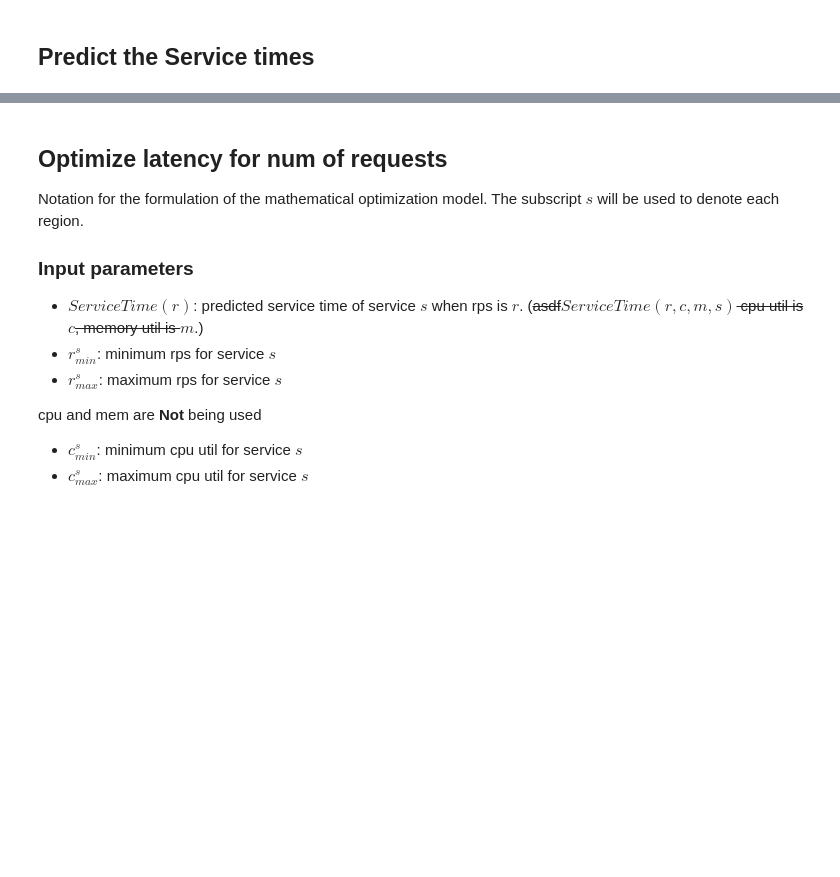
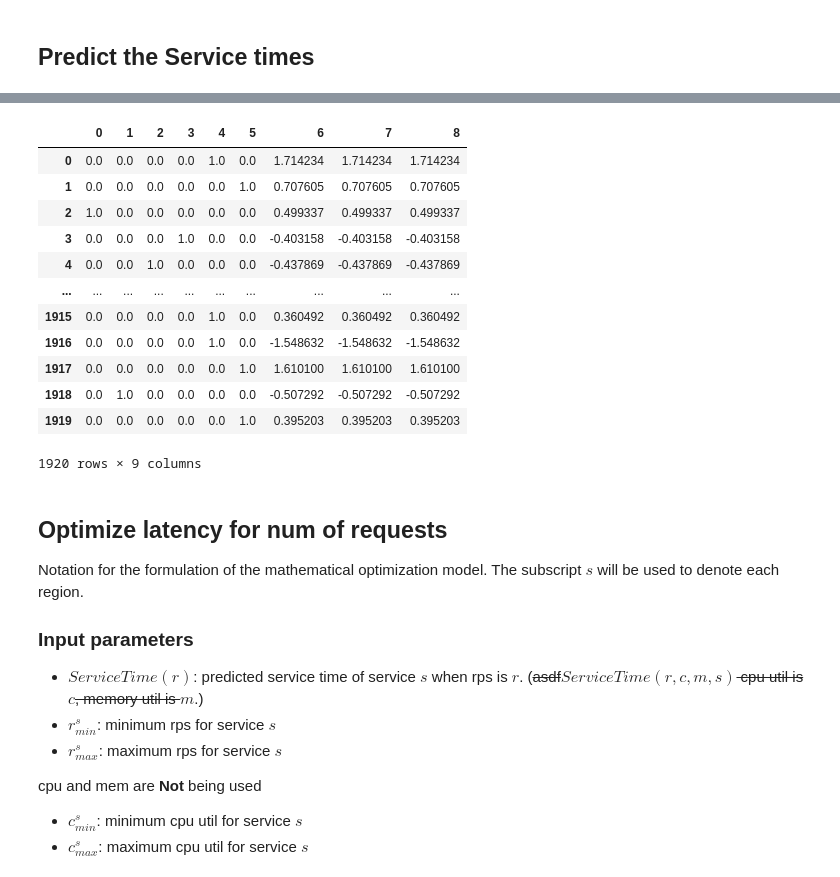
Before and after one commit to netarch/slate-sim, a Jupyter notebook: ml_optimizer.ipynb, the cells around one changed output, grey strips where cells are left out. Saved outputs shown, nothing was run; the diff lists cells and outputs as text; code cells hidden in the pictures; blank space fills up the shorter version.

```diff
--- a/ml_optimizer.ipynb
+++ b/ml_optimizer.ipynb
@@ -186,3 +242,20 @@ The R^2 value in the test set is 0.95803
+# %%
+temp = feat_transform.fit_transform(X_train)
+display(pd.DataFrame(temp))
+# %% [output]
+|  | 0 | 1 | 2 | 3 | 4 | 5 | 6 | 7 | 8 |
+| 0 | 0.0 | 0.0 | 0.0 | 0.0 | 1.0 | 0.0 | 1.714234 | 1.714234 | 1.714234 |
+| 1 | 0.0 | 0.0 | 0.0 | 0.0 | 0.0 | 1.0 | 0.707605 | 0.707605 | 0.707605 |
+| 2 | 1.0 | 0.0 | 0.0 | 0.0 | 0.0 | 0.0 | 0.499337 | 0.499337 | 0.499337 |
+| 3 | 0.0 | 0.0 | 0.0 | 1.0 | 0.0 | 0.0 | -0.403158 | -0.403158 | -0.403158 |
+| 4 | 0.0 | 0.0 | 1.0 | 0.0 | 0.0 | 0.0 | -0.437869 | -0.437869 | -0.437869 |
+| ... | ... | ... | ... | ... | ... | ... | ... | ... | ... |
+| 1915 | 0.0 | 0.0 | 0.0 | 0.0 | 1.0 | 0.0 | 0.360492 | 0.360492 | 0.360492 |
+| 1916 | 0.0 | 0.0 | 0.0 | 0.0 | 1.0 | 0.0 | -1.548632 | -1.548632 | -1.548632 |
+| 1917 | 0.0 | 0.0 | 0.0 | 0.0 | 0.0 | 1.0 | 1.610100 | 1.610100 | 1.610100 |
+| 1918 | 0.0 | 1.0 | 0.0 | 0.0 | 0.0 | 0.0 | -0.507292 | -0.507292 | -0.507292 |
+| 1919 | 0.0 | 0.0 | 0.0 | 0.0 | 0.0 | 1.0 | 0.395203 | 0.395203 | 0.395203 |
+1920 rows × 9 columns
 # %% [markdown]
 ## Optimize latency for num of requests
 
```
Also changed, not shown: parts of 20 cells of this notebook.
